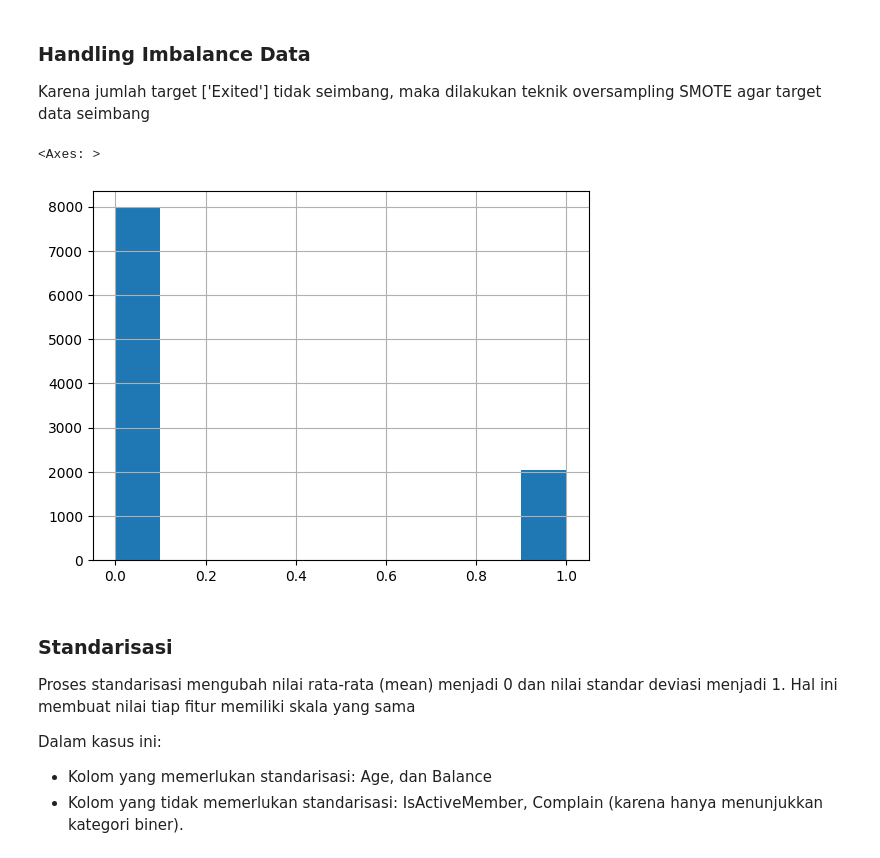
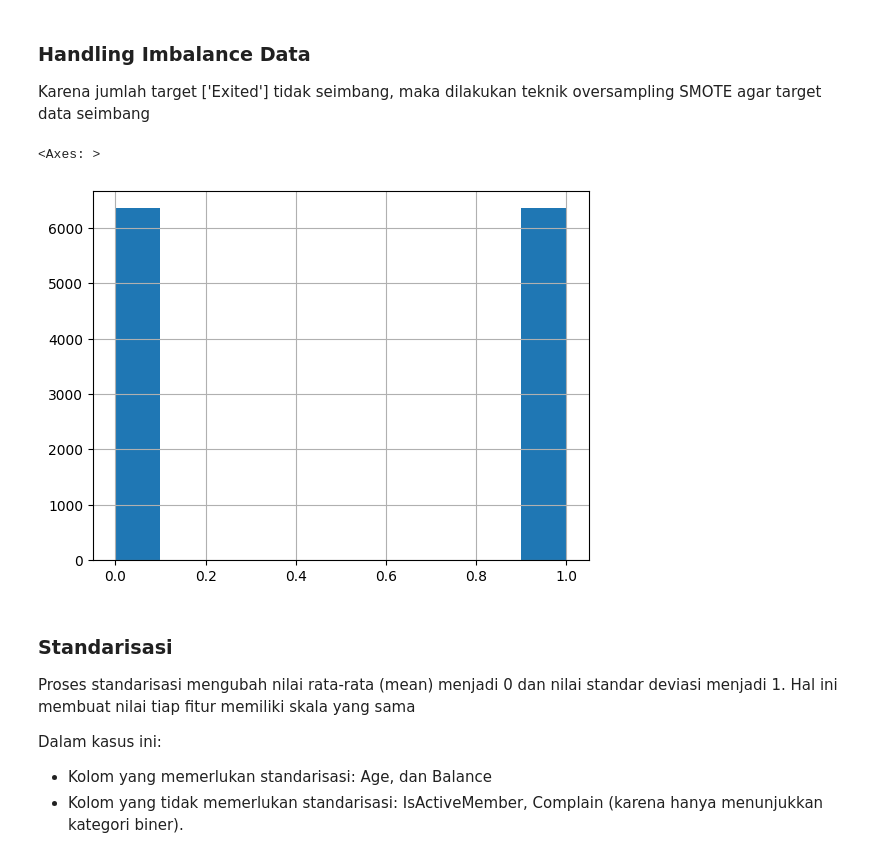
Before and after one commit to Afriza43/customer-churn-prediction, a Jupyter notebook: Bank_Customer_Churn_Prediction.ipynb, the cells around one changed output. Cells and saved outputs as stored; diff of their text form; code cells hidden in the pictures.

```diff
--- a/Bank_Customer_Churn_Prediction.ipynb
+++ b/Bank_Customer_Churn_Prediction.ipynb
@@ -480,15 +480,15 @@ Karena jumlah target ['Exited'] tidak seimbang, maka dilakukan teknik oversampli
 # %%
 # Oversampling menggunakan SMOTE
 from imblearn.over_sampling import SMOTE
 
 smote = SMOTE(random_state=42)
 
 x_train, y_train = smote.fit_resample(x_train,y_train)
 
-y.hist()
+y_train.hist()
 # %% [output]
 <Axes: >
-[figure, old version]
+[figure, new version]
 # %% [markdown]
 ### Standarisasi
 
```
Also changed, not shown: 1 other file.
